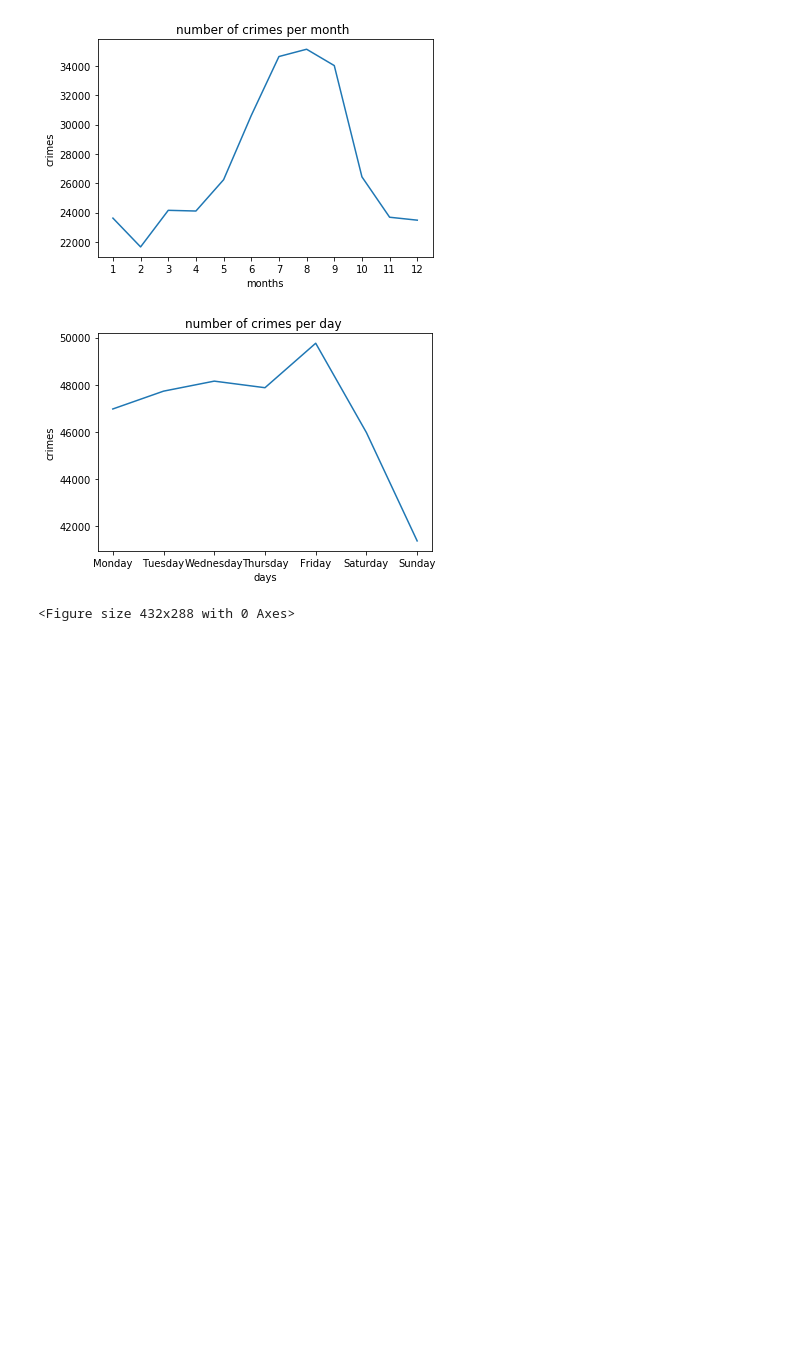
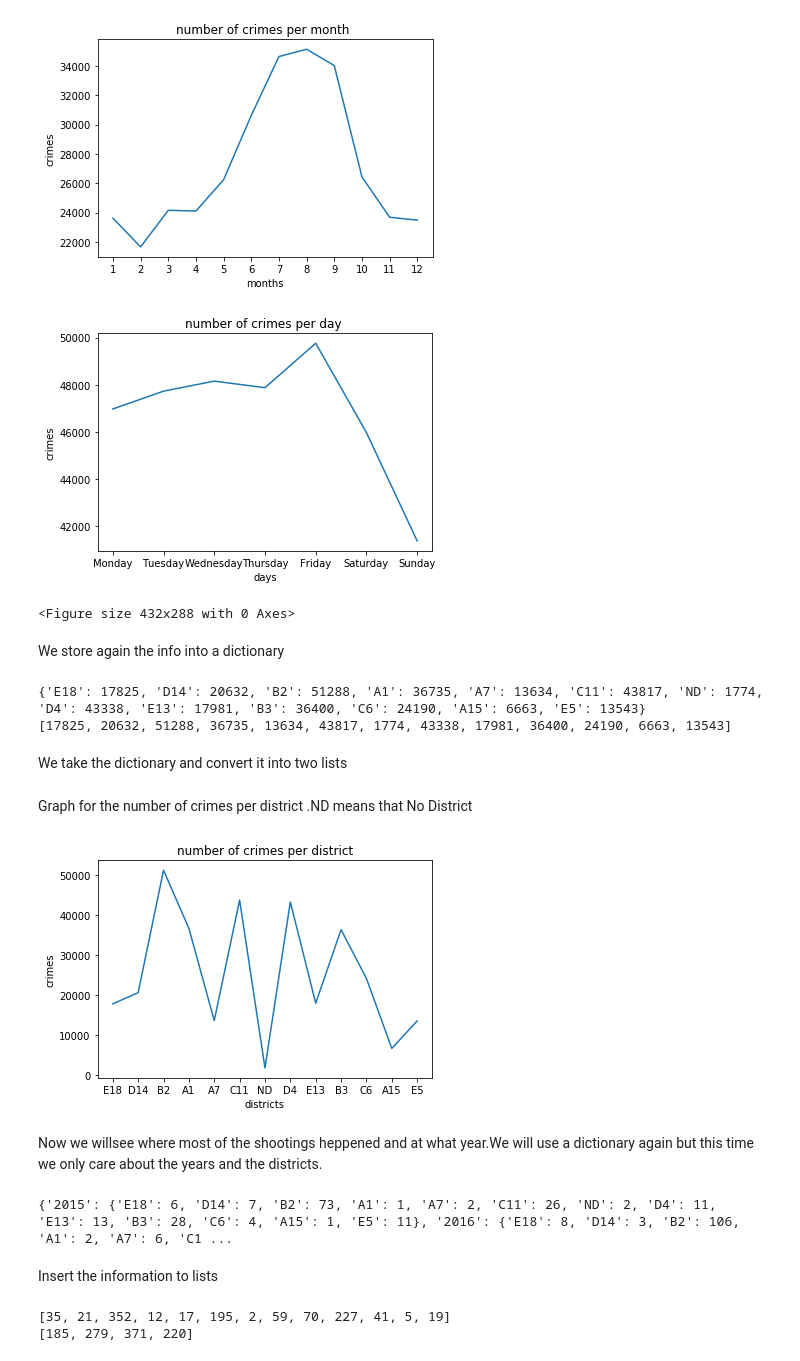
Before and after one commit to RafaelChatz/Data-Analysis-Crimes-in-Boston, a Jupyter notebook: scr/Data Analysis.ipynb, the cells around one changed output. Cells and saved outputs as stored; diff of their text form; code cells hidden in the pictures; blank space fills up the shorter version.

Commit message:
shootings and districts

```diff
--- a/scr/Data Analysis.ipynb
+++ b/scr/Data Analysis.ipynb
@@ -93,3 +93,66 @@ plt.show()
 [figure]
 [figure]
 <Figure size 432x288 with 0 Axes>
+# %% [markdown]
+We store again the info into a dictionary
+# %%
+DISTRICT_dict={}
+
+for a in district:
+    s=str(a)
+    if s=='nan':
+        s="ND"
+    if s in DISTRICT_dict:
+        DISTRICT_dict[s] += 1
+    else:
+        DISTRICT_dict[s] = 1
+# %% [output]
+{'E18': 17825, 'D14': 20632, 'B2': 51288, 'A1': 36735, 'A7': 13634, 'C11': 43817, 'ND': 1774, 'D4': 43338, 'E13': 17981, 'B3': 36400, 'C6': 24190, 'A15': 6663, 'E5': 13543}
+[17825, 20632, 51288, 36735, 13634, 43817, 1774, 43338, 17981, 36400, 24190, 6663, 13543]
+# %% [markdown]
+We take the dictionary and convert it into two lists
+# %%
+districts=list(DISTRICT_dict.keys()); crimes_ds=list(DISTRICT_dict.values())
+# %% [markdown]
+Graph for the number of crimes per district .ND means that No District
+# %%
+plt.plot(districts, crimes_ds)
+plt.xlabel('districts')
+plt.ylabel('crimes')
+plt.title('number of crimes per district')
+plt.show()
+# %% [output]
+[figure, added]
+# %% [markdown]
+Now we willsee where most of the shootings heppened and at what year.We will use a dictionary again but this time we only care about the years and the districts.
+# %%
+year_dict_sh={'2015':0,'2016':0,'2017':0,'2018':0}
+
+for a in year_dict_sh:
+    districts_dict={ i : 0 for i in districts }
+    year_dict_sh[a]=districts_dict
+
+for i in range(len(year)):
+
+    if str(shooting[i])!='nan':
+        s=str(district[i])
+        if s=='nan':
+            s="ND"
+        year_dict_sh[str(year[i])][s]+=1
+# %% [output]
+{'2015': {'E18': 6, 'D14': 7, 'B2': 73, 'A1': 1, 'A7': 2, 'C11': 26, 'ND': 2, 'D4': 11, 'E13': 13, 'B3': 28, 'C6': 4, 'A15': 1, 'E5': 11}, '2016': {'E18': 8, 'D14': 3, 'B2': 106, 'A1': 2, 'A7': 6, 'C1 ...
+# %% [markdown]
+Insert the information to lists
+# %%
+shootings_ds=[0] *len(districts); shootings_yr=[0] *len(years)
+i=0
+for a in year_dict_sh:
+    j=0
+    for b in year_dict_sh[a]:
+        shootings_yr[i]+=year_dict_sh[a][b]
+        shootings_ds[j]+=year_dict_sh[a][b]
+        j+=1
+    i+=1
+# %% [output]
+[35, 21, 352, 12, 17, 195, 2, 59, 70, 227, 41, 5, 19]
+[185, 279, 371, 220]
```
Also changed, not shown: parts of 3 cells of this notebook.
